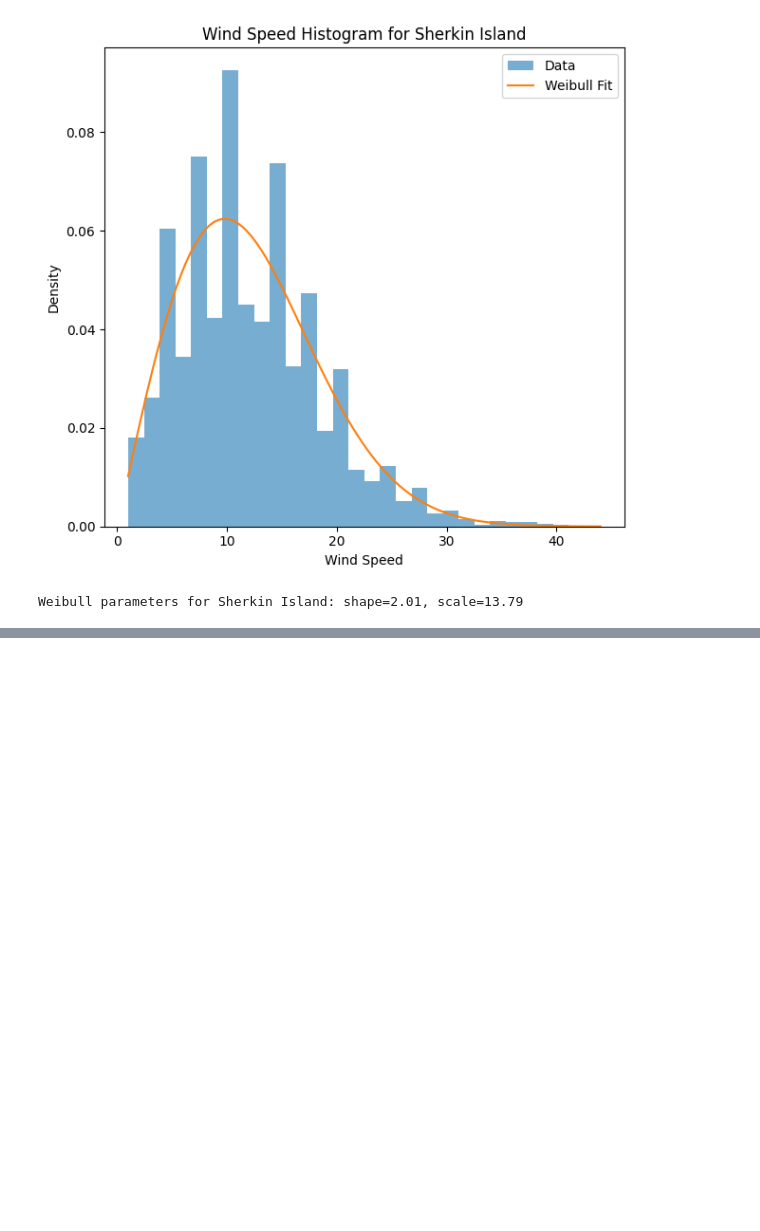
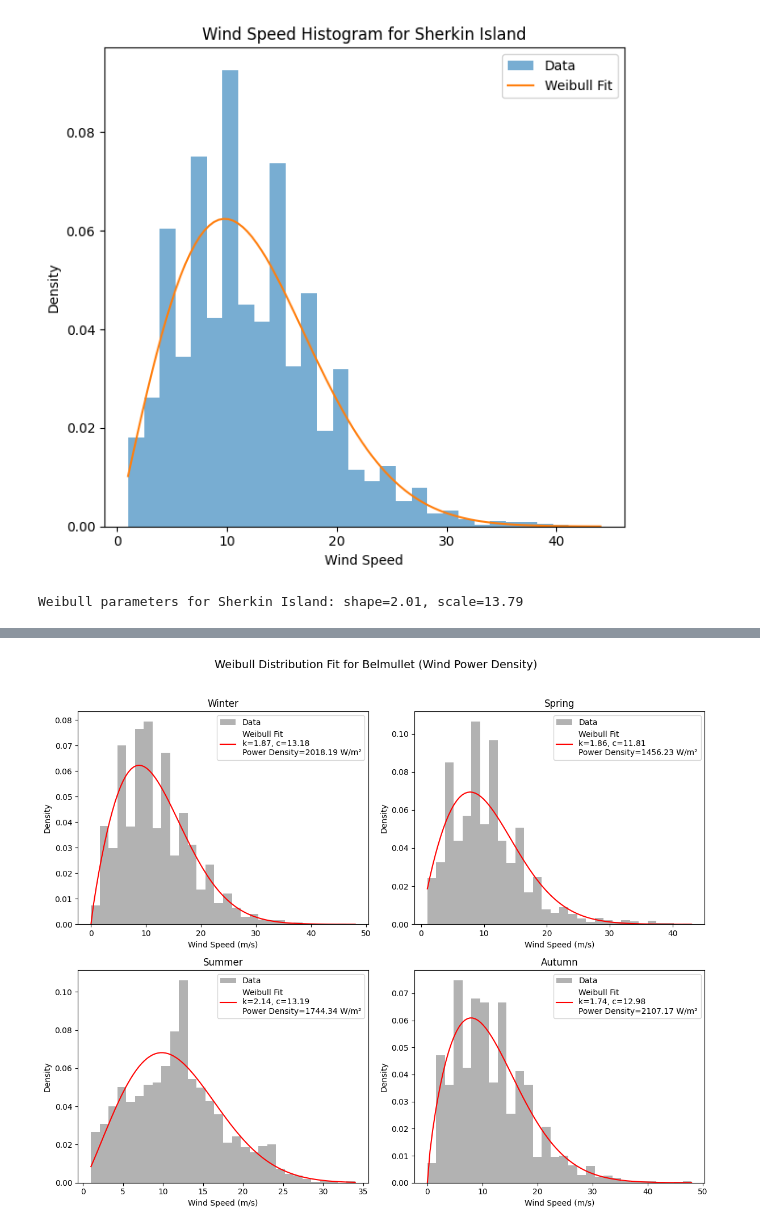
Before and after one commit to emiledelmas/data_analytics_windturbine_weibull, a Jupyter notebook: plot_data.ipynb, the cells around one changed output, grey strips where cells are left out. Saved outputs shown, nothing was run; the diff lists cells and outputs as text; code cells hidden in the pictures; blank space fills up the shorter version.

Commit message:
Added Power Density, Least Squares, and evaluation metrics

```diff
--- a/plot_data.ipynb
+++ b/plot_data.ipynb
@@ -239 +236,81 @@ See the caveats in the documentation: https://pandas.pydata.org/pandas-docs/stab
 [figure]
+# %%
+#fit weibull distribution to each station's data for every seasons using Wind Power Density
+
+AIR_DENSITY = 1.225  # kg/m^3 (standard air density at sea level)
+
+# Define seasons
+seasons = {
+    'Winter1': ('2024-01-01', '2024-03-19'),
+    'Spring': ('2024-03-20', '2024-06-20'),
+    'Summer': ('2024-06-21', '2024-09-21'),
+    'Autumn': ('2024-09-22', '2024-12-20'),
+    'Winter2': ('2024-12-21', '2024-12-31')
+}
+
+# Merge Winter1 and Winter2 into a single "Winter"
+merged_seasons = {
+    'Winter': (pd.to_datetime(seasons['Winter1'][0]), pd.to_datetime(seasons['Winter2'][1])),
+    'Spring': (pd.to_datetime(seasons['Spring'][0]), pd.to_datetime(seasons['Spring'][1])),
+    'Summer': (pd.to_datetime(seasons['Summer'][0]), pd.to_datetime(seasons['Summer'][1])),
+    'Autumn': (pd.to_datetime(seasons['Autumn'][0]), pd.to_datetime(seasons['Autumn'][1]))
+}
+
+# Function to calculate Weibull parameters using Power Density Method
+def power_density_method(wind_speeds):
+    mean_wind_speed = np.mean(wind_speeds)
+    std_wind_speed = np.std(wind_speeds)
+
+    if mean_wind_speed > 0:
+        k = (std_wind_speed / mean_wind_speed) ** (-1.086)
+    else:
+        k = 1.0
+
+    if k > 0:
+        c = mean_wind_speed / gamma(1 + 1 / k)
+    else:
+        c = 1.0
+
+    return k, c
+
+# Function to calculate wind power density
+def wind_power_density(k, c):
+    return 0.5 * AIR_DENSITY * (c ** 3) * gamma((k + 3) / k)
+
+for station_name, df_2024 in whole_data.items():
+    df_2024['date'] = pd.to_datetime(df_2024['date'])
+
+    plt.figure(figsize=(12, 10))
+    plt.suptitle(f"Weibull Distribution Fit for {station_name} (Wind Power Density)", fontsize=14)
+
+    for i, (season_name, (start_date, end_date)) in enumerate(merged_seasons.items(), start=1):
+        plt.subplot(2, 2, i)
+
+        # Filter data for the current season
+        season_df = df_2024[(df_2024['date'] >= start_date) & (df_2024['date'] <= end_date)]
+        wind_speeds = season_df['wdsp'].dropna().values  # Drop NA values
+
+        if len(wind_speeds) > 0:
+            # Calculate Weibull parameters using Power Density Method
+            k, c = power_density_method(wind_speeds)
+            power_density = wind_power_density(k, c)
+
+            # Generate PDF for the fitted Weibull distribution
+            x = np.linspace(wind_speeds.min(), wind_speeds.max(), 100)
+            pdf = weibull_min.pdf(x, k, scale=c)
+
+            # Plot histogram and Weibull fit
+            plt.hist(wind_speeds, bins=30, density=True, alpha=0.6, label="Data", color='gray')
+            plt.plot(x, pdf, label=f'Weibull Fit\nk={k:.2f}, c={c:.2f}\nPower Density={power_density:.2f} W/m²', color='red')
+
+        # Add plot labels and legend
+        plt.title(f"{season_name}", fontsize=12)
+        plt.xlabel("Wind Speed (m/s)")
+        plt.ylabel("Density")
+        plt.legend(fontsize=10)
+
+    # Adjust layout and display the plot
+    plt.tight_layout(rect=[0, 0, 1, 0.96])  # Adjust for suptitle
+    plt.show()
+# %% [output]
+[figure, added]
```
Also changed, not shown: parts of 5 cells of this notebook.
